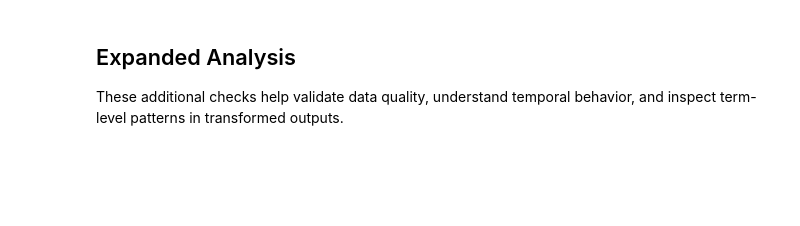
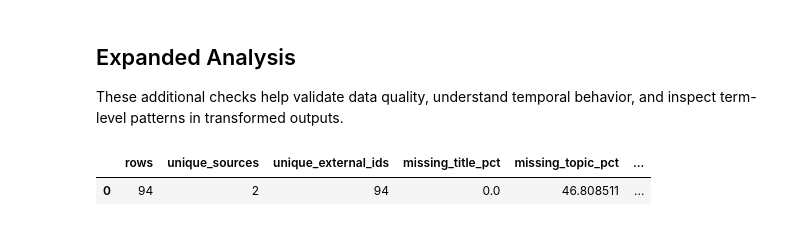
Before and after one commit to Woys/text-ingest, a Jupyter notebook: examples/lightweight_processing_visualization.ipynb, the cells around one changed output. Saved outputs shown, nothing was run; the diff lists cells and outputs as text; code cells hidden in the pictures; blank space fills up the shorter version.

```diff
--- a/examples/lightweight_processing_visualization.ipynb
+++ b/examples/lightweight_processing_visualization.ipynb
@@ -123,23 +147,22 @@ These additional checks help validate data quality, understand temporal behavior
 # %%
 # Analysis 1: data quality snapshot
 analysis_df = df.copy()
 analysis_df["published_date"] = pd.to_datetime(
     analysis_df["published_date"], errors="coerce"
 )
 
-quality = pd.DataFrame(
-    {
-        "rows": [len(analysis_df)],
-        "unique_sources": [analysis_df["source"].nunique(dropna=True)],
-        "unique_external_ids": [analysis_df["external_id"].nunique(dropna=True)],
-        "missing_title_pct": [analysis_df["title"].isna().mean() * 100],
-        "missing_topic_pct": [analysis_df["topic"].isna().mean() * 100],
-        "missing_published_date_pct": [
-            analysis_df["published_date"].isna().mean() * 100
-        ],
-    }
-)
+quality = pd.DataFrame({
+    "rows": [len(analysis_df)],
+    "unique_sources": [analysis_df["source"].nunique(dropna=True)],
+    "unique_external_ids": [analysis_df["external_id"].nunique(dropna=True)],
+    "missing_title_pct": [analysis_df["title"].isna().mean() * 100],
+    "missing_topic_pct": [analysis_df["topic"].isna().mean() * 100],
+    "missing_published_date_pct": [analysis_df["published_date"].isna().mean() * 100],
+})
 quality
+# %% [output]
+|  | rows | unique_sources | unique_external_ids | missing_title_pct | missing_topic_pct | ... |
+| 0 | 94 | 2 | 94 | 0.0 | 46.808511 | ... |
 # %%
 # Analysis 2: daily volume by source
 daily_by_source = (
```
Also changed, not shown: parts of 7 cells of this notebook, 1 other file.
